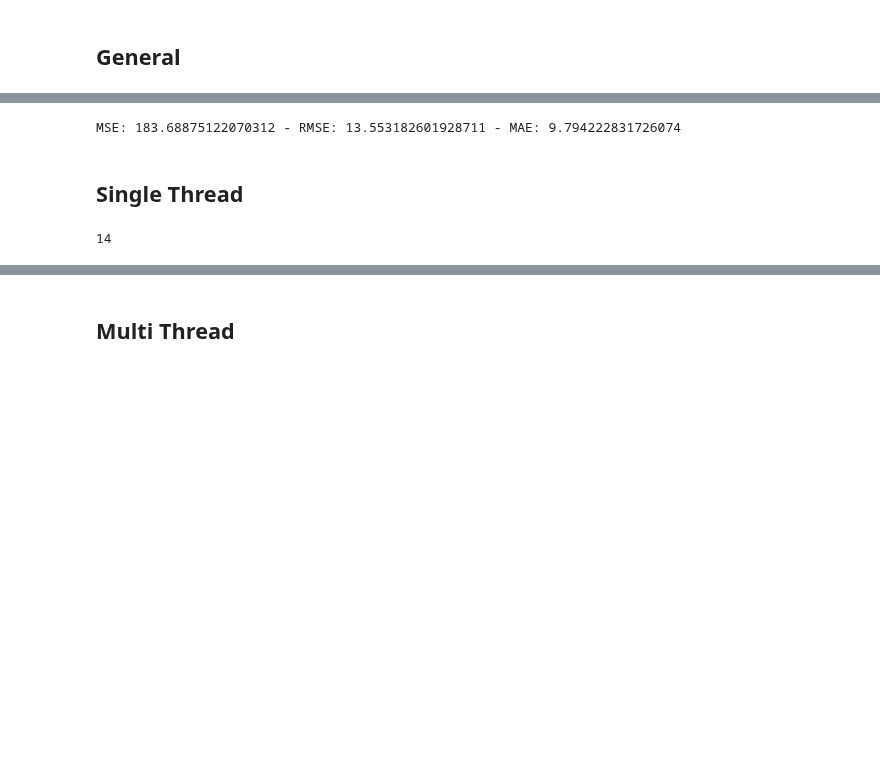
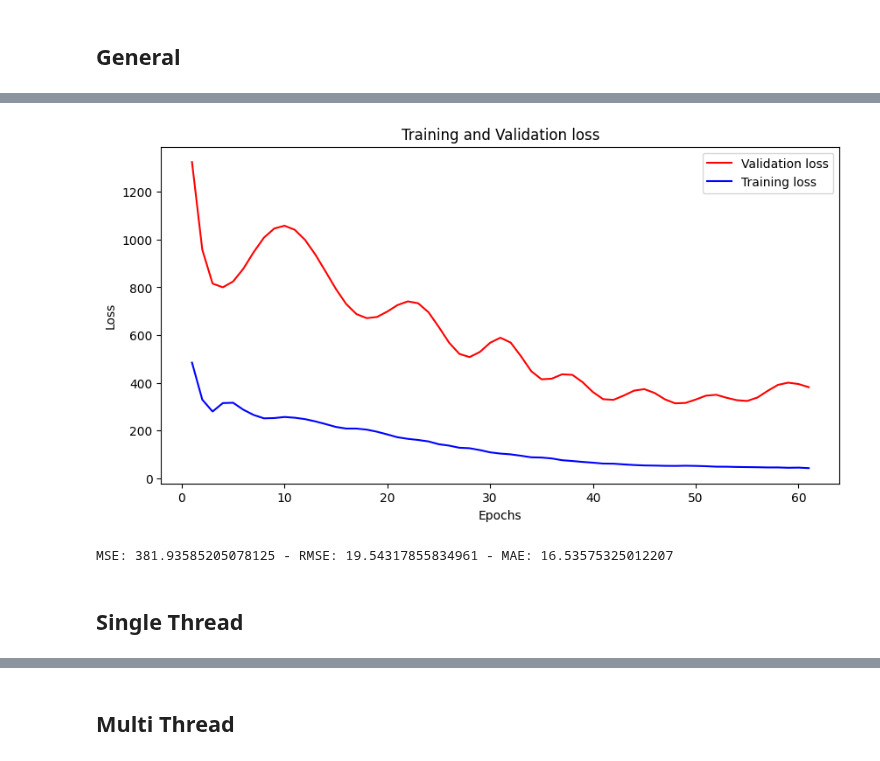
Before and after one commit to FrancoCabezasPoblete/resource-prediction-study, a Jupyter notebook: notebooks/modelFeedForward.ipynb, the cells around one changed output, grey strips where cells are left out. Saved outputs shown, nothing was run; the diff lists cells and outputs as text; code cells hidden in the pictures; blank space fills up the shorter version.

Commit message:
feat: MinMaxScaler & Embeddings followup

```diff
--- a/notebooks/modelFeedForward.ipynb
+++ b/notebooks/modelFeedForward.ipynb
@@ -237,7 +263,7 @@ def objective(trial: optuna.Trial, X_train, y_train, X_test, y_test, input_dim,
 # %% [markdown]
 # Hyperparameters Optimization
 # %%
-n_trials = 25
+n_trials = 250
 study_g = None
 study_st = None
 study_mm = None
@@ -246,5 +272,5 @@ study_mm = None
 # %%
 # configuration optuna
 study_g = optuna.create_study(direction='minimize', sampler=sampler)
-study_g.optimize(lambda trial: objective(trial, X_g_train, y_g_train, X_g_test, y_g_test, len(features), 1), n_trials=n_trials)
+study_g.optimize(lambda trial: objective(trial, X_g_train, y_g_train, X_g_test, y_g_test, y_g_scaler, len(features), 1), n_trials=n_trials)
 # %% [output]
@@ -404,10 +419,10 @@ if study_g is not None:
 	wd = study_g.best_trial.params['weight_decay']
 	num_epochs = study_g.best_trial.params['num_epochs']
 else:
-	dropout = 0.28242799368681437
-	lr = 0.0022673986523780395
-	wd = 3.972110727381908e-05
-	num_epochs = 56
+	dropout = 0.34320154768810407
+	lr = 1.2004574722381897e-05
+	wd = 0.0010581386258568981
+	num_epochs = 19
 # %%
 # general model initialization
 model_g = FeedforwardModel(input_dim, output_dim)
@@ -416,8 +431,14 @@ if DEVICE.type == 'cuda':
 criterion_g = nn.MSELoss()
 optimizer_g = optim.AdamW(model_g.parameters(), lr=lr, weight_decay=wd)
 
+history = {
+	'loss': [],
+	'val_loss': []
+}
+
+y_train_inv_scaled = inv_scaling(y_g_train, y_g_scaler)
+y_test_inv_scaled = inv_scaling(y_g_test, y_g_scaler)
 model_g.train()
-
 for epoch in range(num_epochs):
 	optimizer_g.zero_grad()
 	output = model_g(X_g_train)
@@ -425,11 +446,18 @@ for epoch in range(num_epochs):
 	loss.backward()
 	optimizer_g.step()
 	# validation
-	if (epoch+1) % 10 == 0 or epoch == num_epochs-1:
-		model_g.eval()
-		with torch.no_grad():
-			val_predictions = model_g(X_g_test)
-			val_loss = criterion_g(val_predictions, y_g_test)
-		print(f'Epoch {epoch+1}/{num_epochs}, Loss: {loss.item()}, Val Loss: {val_loss.item()}')
-		model_g.train()
+	#if (epoch+1) % 10 == 0 or epoch == num_epochs-1:
+	model_g.eval()
+	output_inv_scaled = inv_scaling(output, y_g_scaler, True)
+	loss_inv_scaled = mean_squared_error(y_train_inv_scaled, output_inv_scaled)
+	with torch.no_grad():
+		predictions = model_g(X_g_test)
+		val_loss = criterion_g(predictions, y_g_test)
+
+		predictions_inv_scaled = inv_scaling(predictions, y_g_scaler)
+		val_loss_inv_scaled = mean_squared_error(y_test_inv_scaled, predictions_inv_scaled)
+		history['loss'].append(loss_inv_scaled.item())
+		history['val_loss'].append(val_loss_inv_scaled.item())
+	print(f'Epoch {epoch+1}/{num_epochs}, Loss: {loss_inv_scaled.item()}, Val Loss: {val_loss_inv_scaled.item()}')
+	model_g.train()
 # %% [output]
@@ -442,20 +481,14 @@ Epoch 56/56, Loss: 161.03939819335938, Val Loss: 183.68875122070312
-# %%
-model_g.eval()
-with torch.no_grad():
-	preds = model_g(X_g_test).cpu().numpy().flatten()
-mse = mean_squared_error(y_g_test.cpu().numpy().flatten(), preds)
-print(f"MSE: {mse} - RMSE: {np.sqrt(mse)} - MAE: {mean_absolute_error(y_g_test.cpu().numpy().flatten(), preds)}")
-# %% [output]
-MSE: 183.68875122070312 - RMSE: 13.553182601928711 - MAE: 9.794222831726074
+# %%
+plot_loss(history)
+evaluate_model(model_g, X_g_test, y_g_test, y_g_scaler)
+# %% [output]
+[figure, added]
+MSE: 381.93585205078125 - RMSE: 19.54317855834961 - MAE: 16.53575325012207
 # %%
 # save model
 torch.save(model_g, f'{models_folder}/general.pt')
 # %% [markdown]
 ## Single Thread
-# %%
-len(features_st)
-# %% [output]
-14
 # %%
 input_dim = len(features_st)
 # hyperparameters
```
Also changed, not shown: parts of 30 cells of this notebook, 38 other files.
